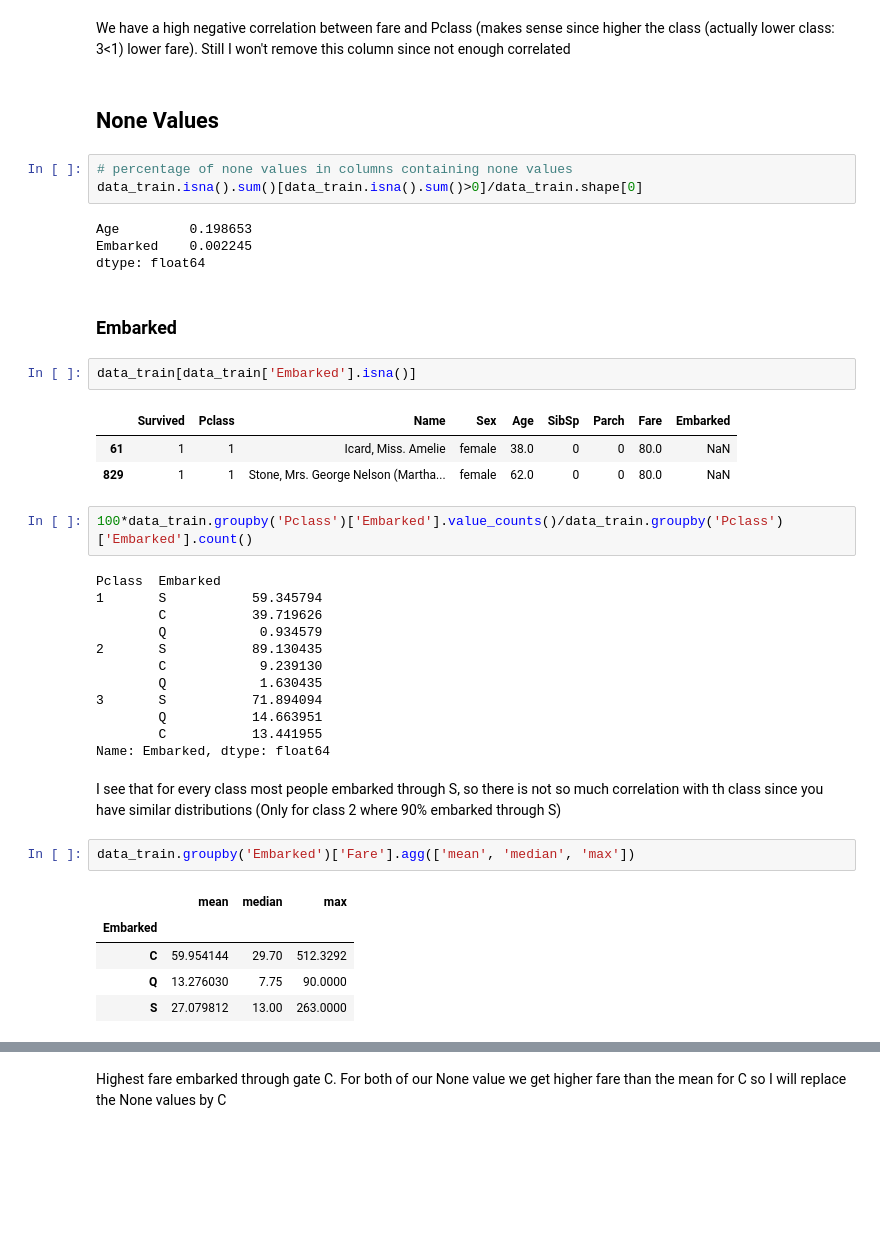
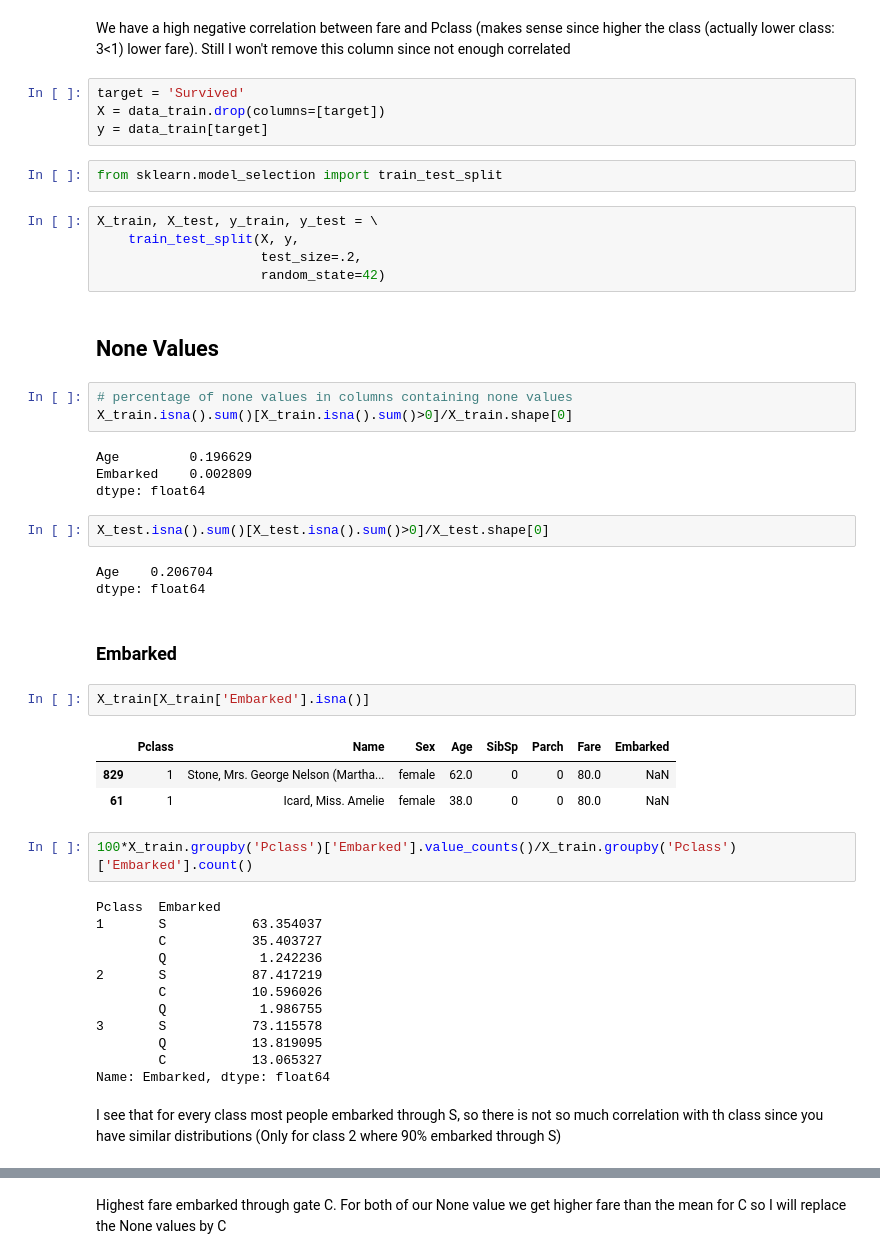
Before and after one commit to noakawa/Titanic, a Jupyter notebook: Titanic.ipynb, the cells around one changed output, grey strips where cells are left out. Cells and saved outputs as stored; diff of their text form; blank space fills up the shorter version.

```diff
--- a/Titanic.ipynb
+++ b/Titanic.ipynb
@@ -211,44 +271,52 @@ Deprecated in NumPy 1.20; for more details and guidance: https://numpy.org/devdo
 [figure]
 # %% [markdown]
 We have a high negative correlation between fare and Pclass (makes sense since higher the class (actually lower class: 3<1) lower fare). Still I won't remove this column since not enough correlated
+# %%
+target = 'Survived'
+X = data_train.drop(columns=[target])
+y = data_train[target]
+# %%
+from sklearn.model_selection import train_test_split
+# %%
+X_train, X_test, y_train, y_test = \
+    train_test_split(X, y,
+                     test_size=.2,
+                     random_state=42)
 # %% [markdown]
 ## None Values
 # %%
 # percentage of none values in columns containing none values
-data_train.isna().sum()[data_train.isna().sum()>0]/data_train.shape[0]
+X_train.isna().sum()[X_train.isna().sum()>0]/X_train.shape[0]
 # %% [output]
-Age         0.198653
-Embarked    0.002245
+Age         0.196629
+Embarked    0.002809
 dtype: float64
+# %%
+X_test.isna().sum()[X_test.isna().sum()>0]/X_test.shape[0]
+# %% [output]
+Age    0.206704
+dtype: float64
 # %% [markdown]
 ### Embarked
 # %%
-data_train[data_train['Embarked'].isna()]
+X_train[X_train['Embarked'].isna()]
 # %% [output]
-|  | Survived | Pclass | Name | Sex | Age | SibSp | Parch | Fare | Embarked |
-| 61 | 1 | 1 | Icard, Miss. Amelie | female | 38.0 | 0 | 0 | 80.0 | NaN |
-| 829 | 1 | 1 | Stone, Mrs. George Nelson (Martha... | female | 62.0 | 0 | 0 | 80.0 | NaN |
+|  | Pclass | Name | Sex | Age | SibSp | Parch | Fare | Embarked |
+| 829 | 1 | Stone, Mrs. George Nelson (Martha... | female | 62.0 | 0 | 0 | 80.0 | NaN |
+| 61 | 1 | Icard, Miss. Amelie | female | 38.0 | 0 | 0 | 80.0 | NaN |
 # %%
-100*data_train.groupby('Pclass')['Embarked'].value_counts()/data_train.groupby('Pclass')['Embarked'].count()
+100*X_train.groupby('Pclass')['Embarked'].value_counts()/X_train.groupby('Pclass')['Embarked'].count()
 # %% [output]
 Pclass  Embarked
-1       S           59.345794
-        C           39.719626
-        Q            0.934579
-2       S           89.130435
-        C            9.239130
-        Q            1.630435
-3       S           71.894094
-        Q           14.663951
-        C           13.441955
+1       S           63.354037
+        C           35.403727
+        Q            1.242236
+2       S           87.417219
+        C           10.596026
+        Q            1.986755
+3       S           73.115578
+        Q           13.819095
+        C           13.065327
 Name: Embarked, dtype: float64
 # %% [markdown]
 I see that for every class most people embarked through S, so there is not so much correlation with th class since you have similar distributions (Only for class 2 where 90% embarked through S)
-# %%
-data_train.groupby('Embarked')['Fare'].agg(['mean', 'median', 'max'])
-# %% [output]
-|  | mean | median | max |
-| Embarked |  |  |  |
-| C | 59.954144 | 29.70 | 512.3292 |
-| Q | 13.276030 | 7.75 | 90.0000 |
-| S | 27.079812 | 13.00 | 263.0000 |
```
Also changed, not shown: parts of 102 cells of this notebook.
